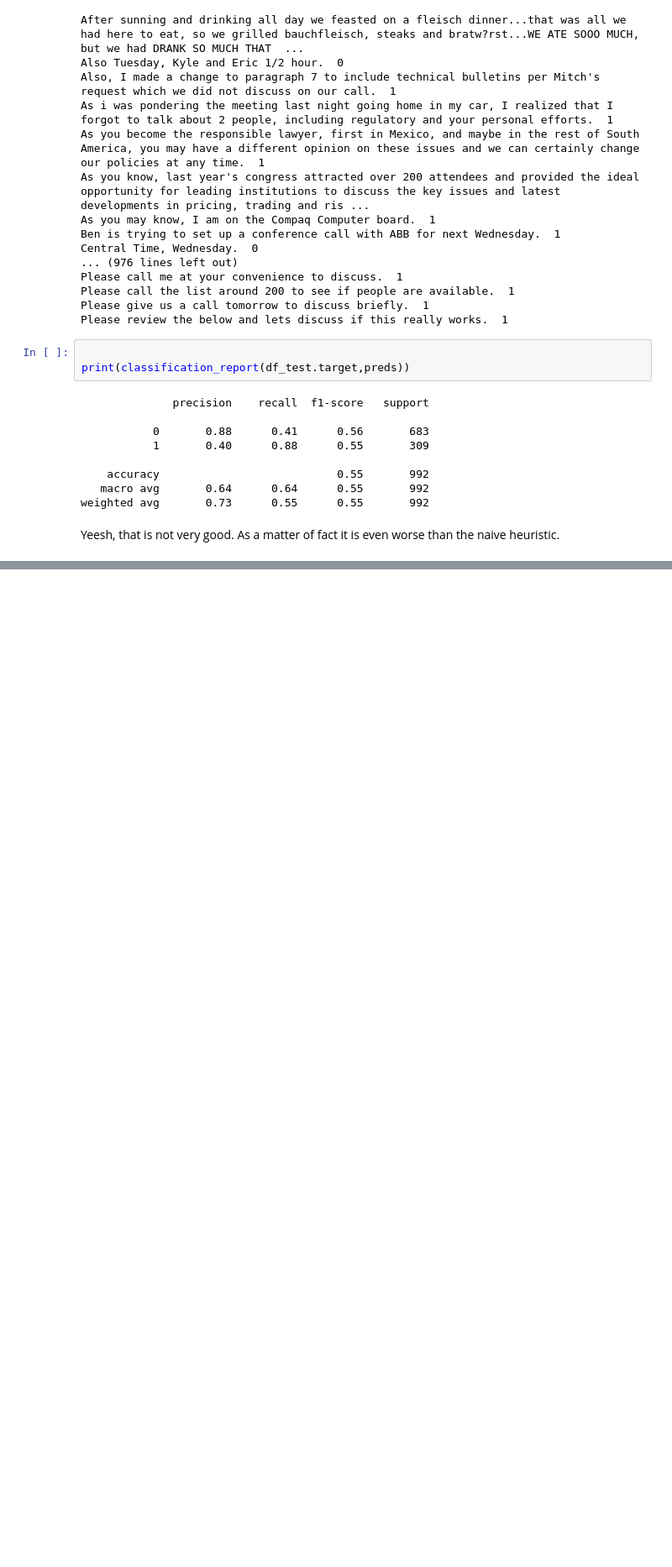
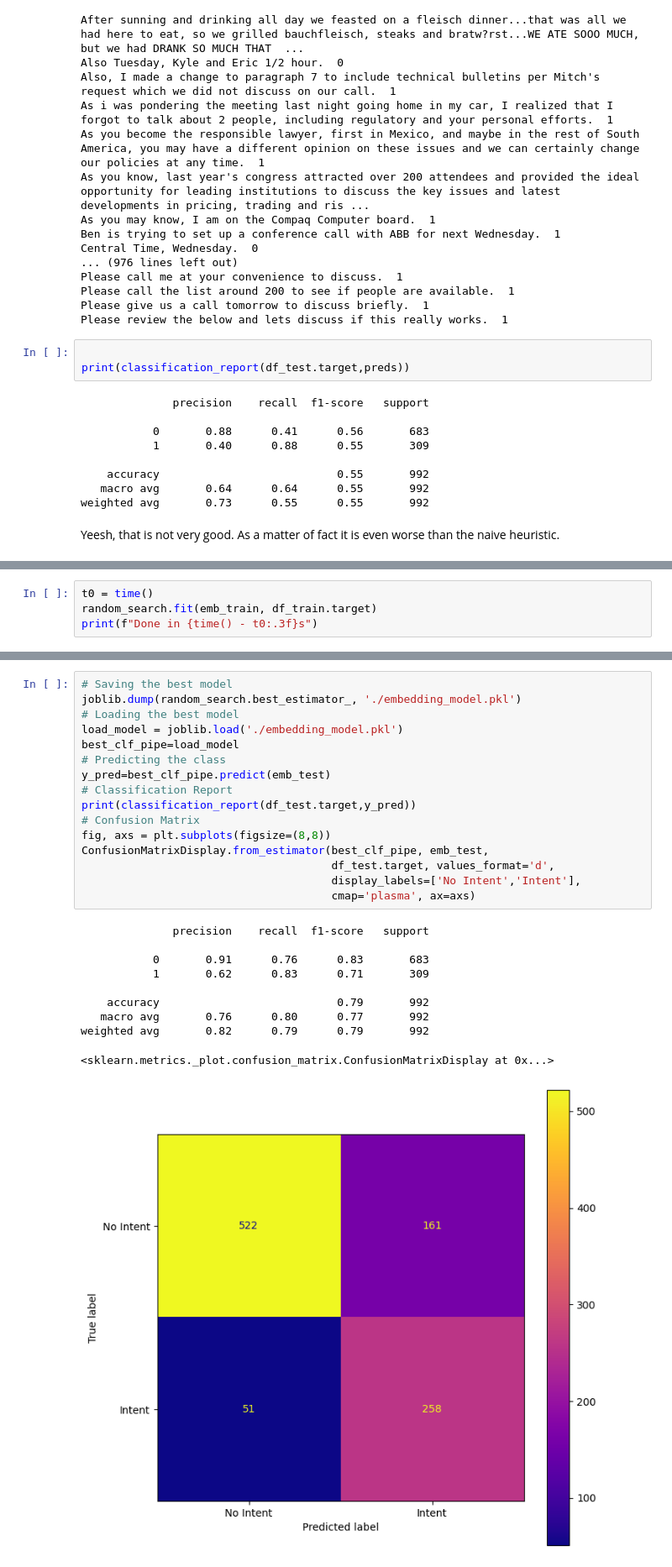
Before and after one commit to lelayf/bcds, a Jupyter notebook: notebook/Modelling.ipynb, the cells around one changed output, grey strips where cells are left out. Shown at 84% size. Saved outputs shown, nothing was run; the diff lists cells and outputs as text; blank space fills up the shorter version.

```diff
--- a/notebook/Modelling.ipynb
+++ b/notebook/Modelling.ipynb
@@ -886,0 +989,4 @@ Yeesh, that is not very good. As a matter of fact it is even worse than the naiv
+# %%
+t0 = time()
+random_search.fit(emb_train, df_train.target)
+print(f"Done in {time() - t0:.3f}s")
@@ -886,0 +1017,27 @@ Yeesh, that is not very good. As a matter of fact it is even worse than the naiv
+# %%
+# Saving the best model
+joblib.dump(random_search.best_estimator_, './embedding_model.pkl')
+# Loading the best model
+load_model = joblib.load('./embedding_model.pkl')
+best_clf_pipe=load_model
+# Predicting the class
+y_pred=best_clf_pipe.predict(emb_test)
+# Classification Report
+print(classification_report(df_test.target,y_pred))
+# Confusion Matrix
+fig, axs = plt.subplots(figsize=(8,8))
+ConfusionMatrixDisplay.from_estimator(best_clf_pipe, emb_test,
+                                      df_test.target, values_format='d',
+                                      display_labels=['No Intent','Intent'],
+                                      cmap='plasma', ax=axs)
+# %% [output]
+              precision    recall  f1-score   support
+
+           0       0.91      0.76      0.83       683
+           1       0.62      0.83      0.71       309
+
+    accuracy                           0.79       992
+   macro avg       0.76      0.80      0.77       992
+weighted avg       0.82      0.79      0.79       992
+<sklearn.metrics._plot.confusion_matrix.ConfusionMatrixDisplay at 0x...>
+[figure, added]
```
Also changed, not shown: parts of 33 cells of this notebook, 1 other file.
